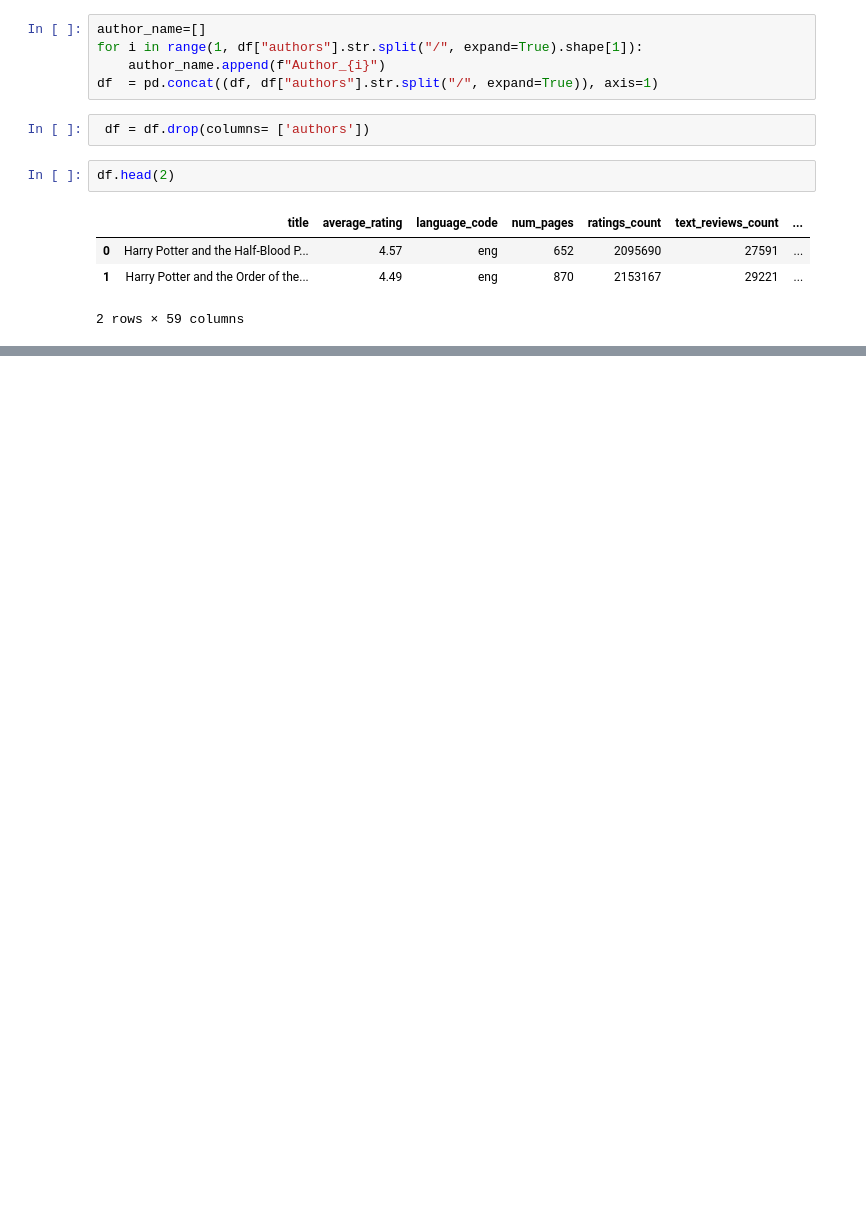
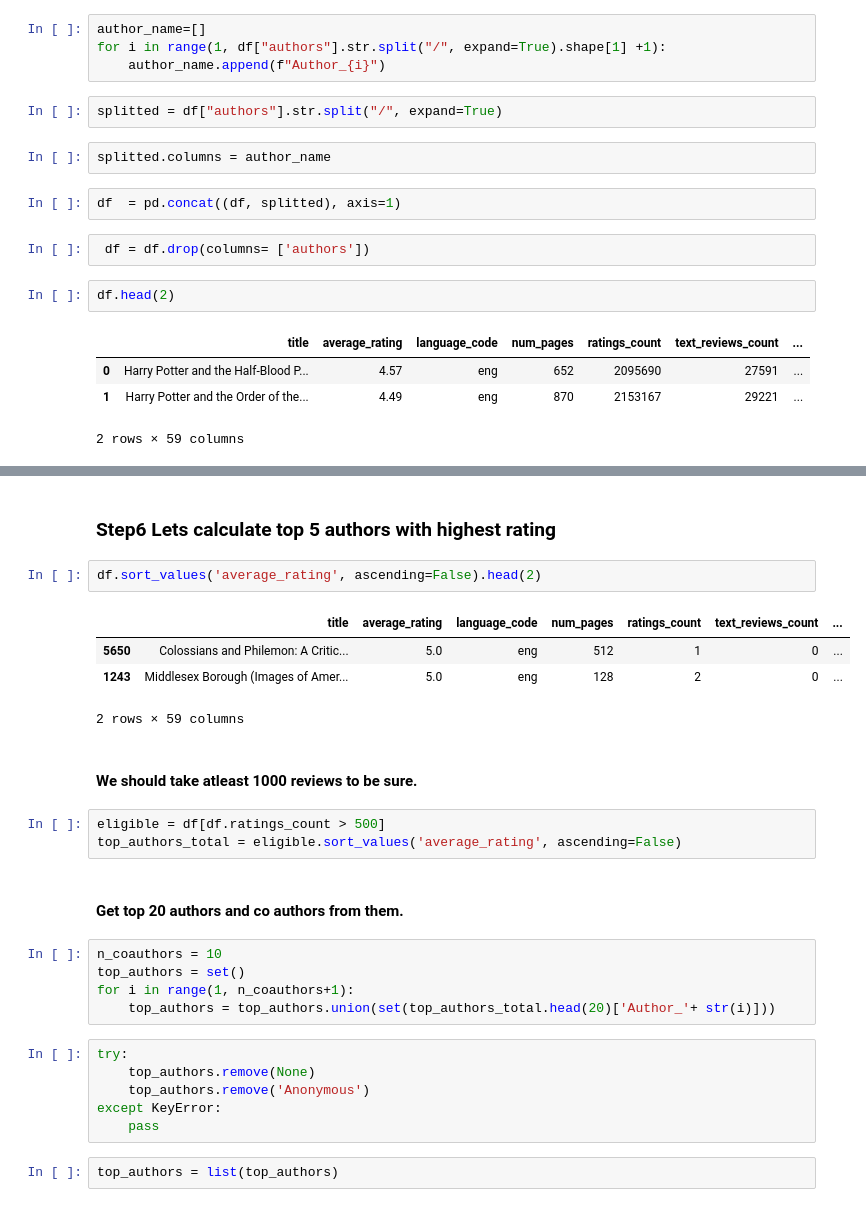
Before and after one commit to Ashuayd/Books-Project, a Jupyter notebook: books cleaning.ipynb, the cells around one changed output, grey strips where cells are left out. Drawn from its saved outputs; the diff is of its cells as text; blank space fills up the shorter version.

```diff
--- a/books cleaning.ipynb
+++ b/books cleaning.ipynb
@@ -186,8 +229,13 @@ df.publication_date = (df.publication_date - pd.to_datetime('1970-01-01', format
+# %%
+author_name=[]
+for i in range(1, df["authors"].str.split("/", expand=True).shape[1] +1):
+    author_name.append(f"Author_{i}")
+# %%
+splitted = df["authors"].str.split("/", expand=True)
+# %%
+splitted.columns = author_name
 # %%
-author_name=[]
-for i in range(1, df["authors"].str.split("/", expand=True).shape[1]):
-    author_name.append(f"Author_{i}")
-df  = pd.concat((df, df["authors"].str.split("/", expand=True)), axis=1)
+df  = pd.concat((df, splitted), axis=1)
 # %%
  df = df.drop(columns= ['authors'])
 # %%
@@ -247,0 +284,29 @@ title, average_rating, language_code, ratings_count, text_reviews_count, publica
+# %% [markdown]
+###  Step6 Lets calculate top 5 authors with highest rating
+# %%
+df.sort_values('average_rating', ascending=False).head(2)
+# %% [output]
+|  | title | average_rating | language_code | num_pages | ratings_count | text_reviews_count | ... |
+| 5650 | Colossians and Philemon: A Critic... | 5.0 | eng | 512 | 1 | 0 | ... |
+| 1243 | Middlesex Borough (Images of Amer... | 5.0 | eng | 128 | 2 | 0 | ... |
+2 rows × 59 columns
+# %% [markdown]
+####  We should take atleast 1000 reviews to be sure.
+# %%
+eligible = df[df.ratings_count > 500]
+top_authors_total = eligible.sort_values('average_rating', ascending=False)
+# %% [markdown]
+#### Get top 20 authors and co authors from them.
+# %%
+n_coauthors = 10
+top_authors = set()
+for i in range(1, n_coauthors+1):
+    top_authors = top_authors.union(set(top_authors_total.head(20)['Author_'+ str(i)]))
+# %%
+try:
+    top_authors.remove(None)
+    top_authors.remove('Anonymous')
+except KeyError:
+    pass
+# %%
+top_authors = list(top_authors)
```
Also changed, not shown: parts of 35 cells of this notebook.
